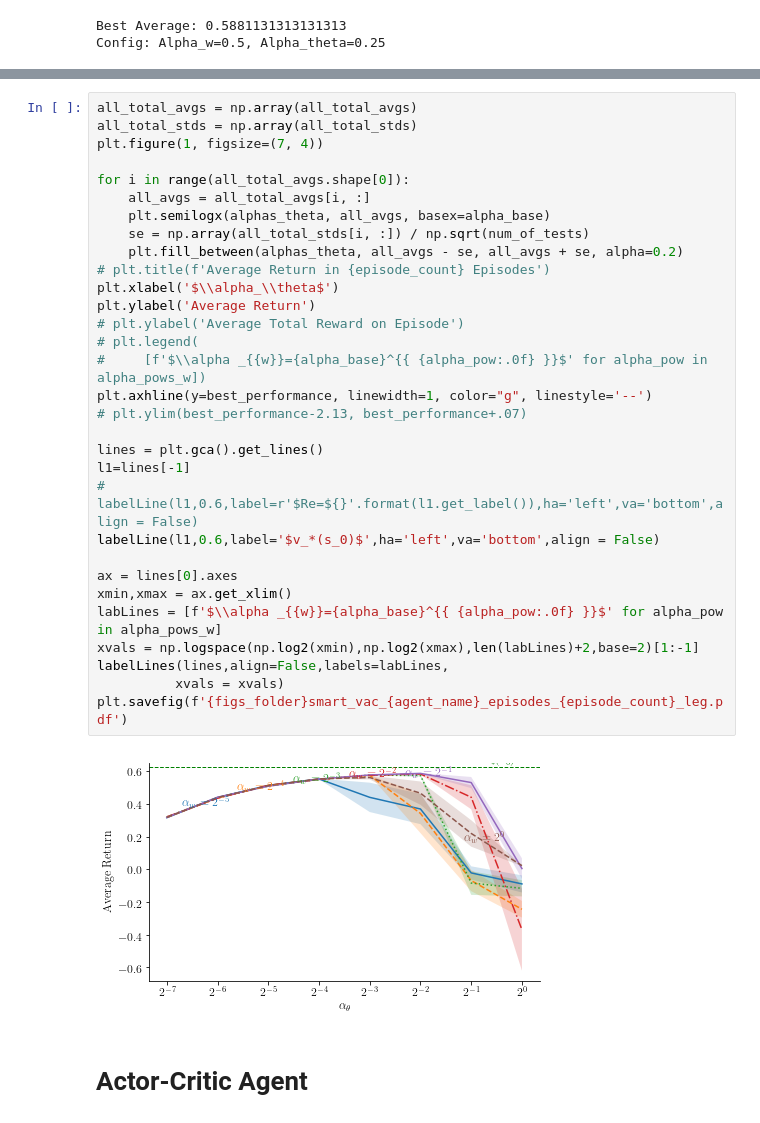
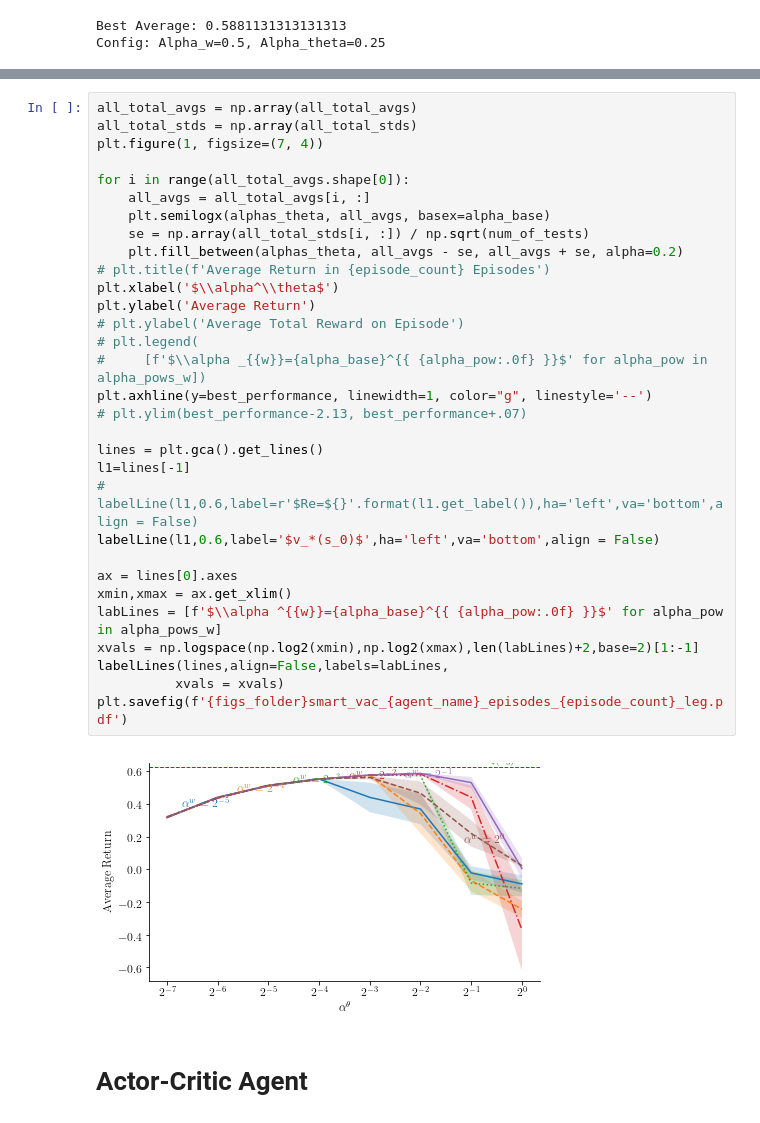
Before and after one commit to nimamahmoudi/rlai-policy-gradient-methods, a Jupyter notebook: final1_smart_vacuum-Copy1.ipynb, the cells around one changed output, grey strips where cells are left out. Drawn from its saved outputs; the diff is of its cells as text.

```diff
--- a/final1_smart_vacuum-Copy1.ipynb
+++ b/final1_smart_vacuum-Copy1.ipynb
@@ -574,36 +575,36 @@ plt.savefig(f'{figs_folder}smart_vac_{agent_name}_episodes_{episode_count}_all.p
 # %%
 all_total_avgs = np.array(all_total_avgs)
 all_total_stds = np.array(all_total_stds)
 plt.figure(1, figsize=(7, 4))
 
 for i in range(all_total_avgs.shape[0]):
     all_avgs = all_total_avgs[i, :]
     plt.semilogx(alphas_theta, all_avgs, basex=alpha_base)
     se = np.array(all_total_stds[i, :]) / np.sqrt(num_of_tests)
     plt.fill_between(alphas_theta, all_avgs - se, all_avgs + se, alpha=0.2)
 # plt.title(f'Average Return in {episode_count} Episodes')
-plt.xlabel('$\\alpha_\\theta$')
+plt.xlabel('$\\alpha^\\theta$')
 plt.ylabel('Average Return')
 # plt.ylabel('Average Total Reward on Episode')
 # plt.legend(
 #     [f'$\\alpha _{{w}}={alpha_base}^{{ {alpha_pow:.0f} }}$' for alpha_pow in alpha_pows_w])
 plt.axhline(y=best_performance, linewidth=1, color="g", linestyle='--')
 # plt.ylim(best_performance-2.13, best_performance+.07)
 
 lines = plt.gca().get_lines()
 l1=lines[-1]
 # labelLine(l1,0.6,label=r'$Re=${}'.format(l1.get_label()),ha='left',va='bottom',align = False)
 labelLine(l1,0.6,label='$v_*(s_0)$',ha='left',va='bottom',align = False)
 
 ax = lines[0].axes
 xmin,xmax = ax.get_xlim()
-labLines = [f'$\\alpha _{{w}}={alpha_base}^{{ {alpha_pow:.0f} }}$' for alpha_pow in alpha_pows_w]
+labLines = [f'$\\alpha ^{{w}}={alpha_base}^{{ {alpha_pow:.0f} }}$' for alpha_pow in alpha_pows_w]
 xvals = np.logspace(np.log2(xmin),np.log2(xmax),len(labLines)+2,base=2)[1:-1]
 labelLines(lines,align=False,labels=labLines,
           xvals = xvals)
 plt.savefig(f'{figs_folder}smart_vac_{agent_name}_episodes_{episode_count}_leg.pdf')
 # %% [output]
-[figure, old version]
+[figure, new version]
 # %% [markdown]
 # Actor-Critic Agent
 # %%
```
Also changed, not shown: parts of 7 cells of this notebook, 9 other files.
